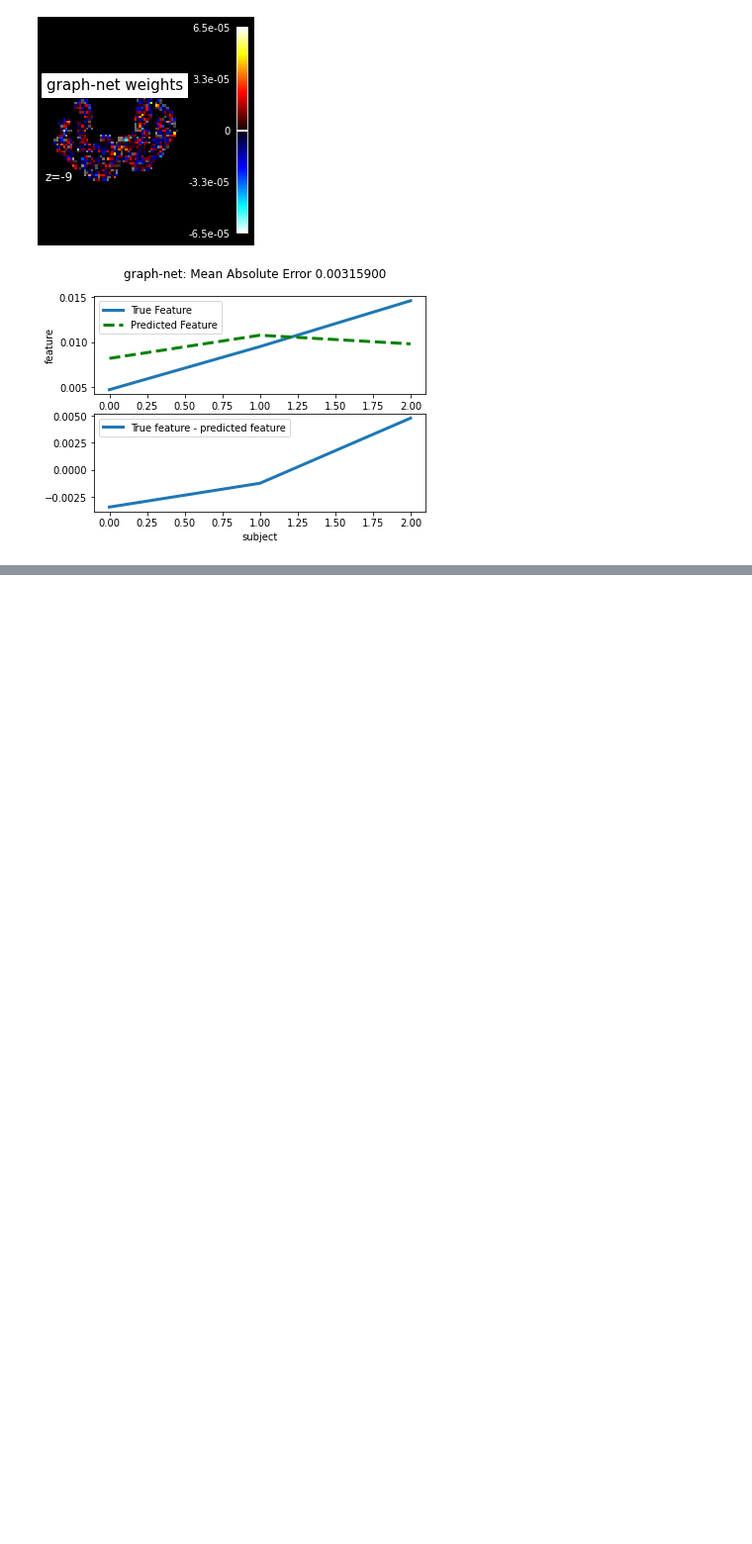
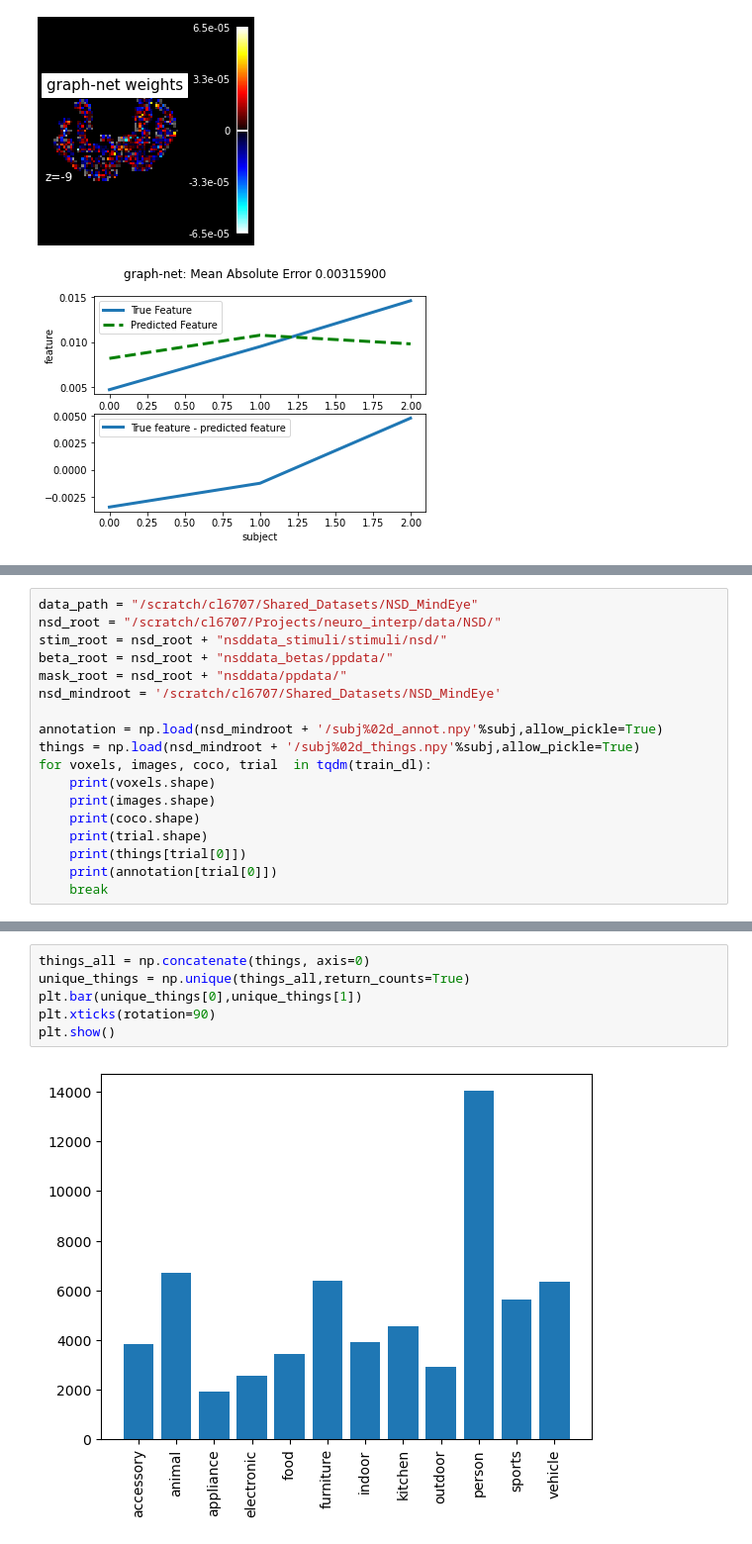
Before and after one commit to whisperle/Neural_Interpretation, a Jupyter notebook: notebooks/SpaceNet_Decoder.ipynb, the cells around one changed output, grey strips where cells are left out. Shown at 99% size. Drawn from its saved outputs; the diff is of its cells as text; blank space fills up the shorter version.

```diff
--- a/notebooks/SpaceNet_Decoder.ipynb
+++ b/notebooks/SpaceNet_Decoder.ipynb
@@ -493,0 +484,18 @@ show()
+# %%
+data_path = "/scratch/cl6707/Shared_Datasets/NSD_MindEye"
+nsd_root = "/scratch/cl6707/Projects/neuro_interp/data/NSD/"
+stim_root = nsd_root + "nsddata_stimuli/stimuli/nsd/"
+beta_root = nsd_root + "nsddata_betas/ppdata/"
+mask_root = nsd_root + "nsddata/ppdata/"
+nsd_mindroot = '/scratch/cl6707/Shared_Datasets/NSD_MindEye'
+
+annotation = np.load(nsd_mindroot + '/subj%02d_annot.npy'%subj,allow_pickle=True)
+things = np.load(nsd_mindroot + '/subj%02d_things.npy'%subj,allow_pickle=True)
+for voxels, images, coco, trial  in tqdm(train_dl):
+    print(voxels.shape)
+    print(images.shape)
+    print(coco.shape)
+    print(trial.shape)
+    print(things[trial[0]])
+    print(annotation[trial[0]])
+    break
@@ -493,0 +509,8 @@ show()
+# %%
+things_all = np.concatenate(things, axis=0)
+unique_things = np.unique(things_all,return_counts=True)
+plt.bar(unique_things[0],unique_things[1])
+plt.xticks(rotation=90)
+plt.show()
+# %% [output]
+[figure, added]
```
Also changed, not shown: parts of 14 cells of this notebook, 5 other files.
